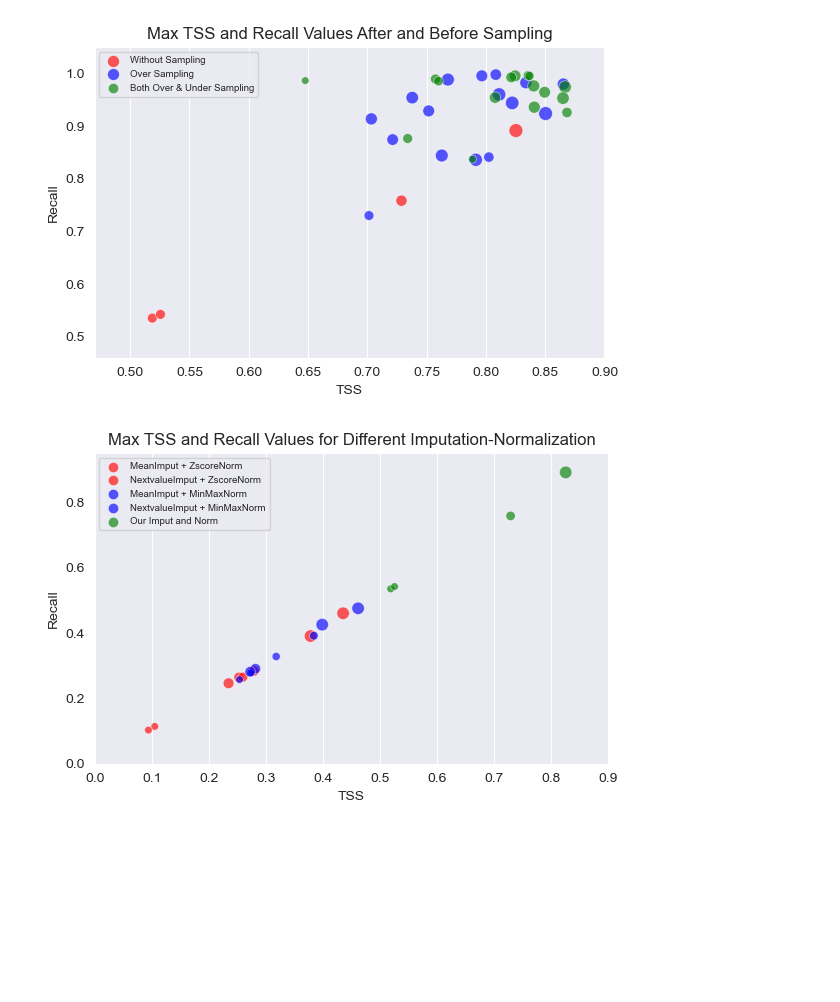
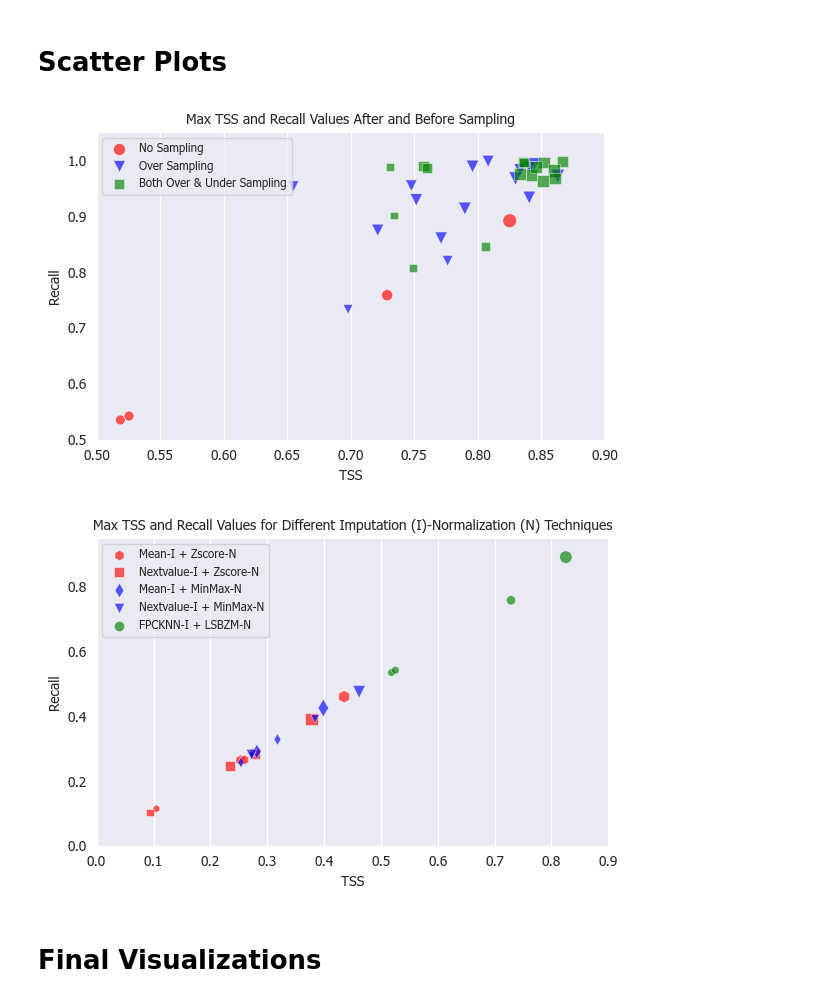
Before and after one commit to samresume/FlarePredict-DataPrep-Sampling-SWANSF, a Jupyter notebook: 11_1_Final_Comparison_and_Visualizations.ipynb, the cells around one changed output. Cells and saved outputs as stored; diff of their text form; code cells hidden in the pictures; blank space fills up the shorter version.

```diff
--- a/11_1_Final_Comparison_and_Visualizations.ipynb
+++ b/11_1_Final_Comparison_and_Visualizations.ipynb
@@ -2,12 +2,14 @@
 import pickle
 import numpy as np
 import pandas as pd
+import seaborn as sns
+sns.set_style("darkgrid")
 # %%
 import pickle
 import numpy as np
 
 data_dir = "/Users/samskanderi/Documents/Research_Project/SWANSF/code/results/"
-model_name = ['SVM', 'MLPClassifier', 'KNN', 'RandomForest']
+model_name = ['KNN', 'SVM', 'RandomForest', 'MLPClassifier']
 ousampling_name = ['Without Sampling', 'Smote', 'Adasyn', 'GNI', 'TimeGAN', 'RusTomekSmote', 'RusTomekAdasyn', 'RusTomekGNI', 'RusTomekTimeGAN']
 
 
@@ -141,7 +146,9 @@ font = {'family': 'Tahoma', 'weight': 'normal', 'size': 10}
 plt.rc('font', **font)
 
 tss_values_mean = [np.mean(values[i, :]) for i in range(20)]
+tss_values_std = [np.std(values[i, :]) for i in range(20)]
 tss_values_max = [np.max(values[i, :]) for i in range(20)]
+
 
 labels = names
 
@@ -165,7 +172,7 @@ bars += plt.barh(labels[19:20], tss_values_max[19:20], color=colors[7], alpha =
 for bar in bars:
     width = bar.get_width()
     label_x_pos = width + 0.01
-    plt.text(label_x_pos, bar.get_y() + bar.get_height() / 2, f'{width:.2f}', va='center')
+    plt.text(label_x_pos, bar.get_y() + bar.get_height() / 2, f'{width:.3f}', va='center')
 
 
     # Create bars with specific colors
@@ -181,17 +188,17 @@ bars += plt.barh(labels[19:20], tss_values_mean[19:20], color=colors[7])
 # Add TSS values on top of each bar
 for bar in bars:
     width = bar.get_width()
-    label_x_pos = width - 0.04
-    plt.text(label_x_pos, bar.get_y() + bar.get_height() / 2, f'{width:.2f}', va='center', color = 'white')
+    label_x_pos = width - 0.06
+    plt.text(label_x_pos, bar.get_y() + bar.get_height() / 2, f'{width:.3f}', va='center', color = 'white')
 
 
 
 # Set labels and titlez
 plt.xlabel('TSS Value')
 plt.ylabel('Different Imputation-Normalizatio')
-plt.title('Mean and Max TSS Values for Different Imputation-Normalization Techniques')
+plt.title('Mean and Max TSS Values for Different Imputation (I)-Normalization (N) Techniques', fontsize=10)
 
-ax.set_xlim(.0, .88)  # Adjust the x-axis limit
+ax.set_xlim(.0, .92)  # Adjust the x-axis limit
 
 plt.tight_layout()
 plt.savefig('approach1_preprocessing.pdf')
@@ -203,3 +431,5 @@ plt.show()
+# %% [markdown]
+# Scatter Plots
 # %%
 import pickle
 import numpy as np
@@ -238,6 +468,9 @@ import seaborn as sns
 import matplotlib.pyplot as plt
 import pandas as pd
 sns.set_style("darkgrid")
+
+font = {'family': 'Tahoma', 'weight': 'normal', 'size': 10}
+plt.rc('font', **font)
 
 values = {
     'X' : tss_values_max,
@@ -246,47 +479,47 @@ values = {
 
     'Z': tss_values_mean,
 
-    'Class' : ['Without Sampling', 'Over Sampling', 'Over Sampling', 'Over Sampling', 'Over Sampling', 'Both Over & Under Sampling', 'Both Over & Under Sampling', 'Both Over & Under Sampling', 'Both Over & Under Sampling',
-              'Without Sampling', 'Over Sampling', 'Over Sampling', 'Over Sampling', 'Over Sampling', 'Both Over & Under Sampling', 'Both Over & Under Sampling', 'Both Over & Under Sampling', 'Both Over & Under Sampling',
-              'Without Sampling', 'Over Sampling', 'Over Sampling', 'Over Sampling', 'Over Sampling', 'Both Over & Under Sampling', 'Both Over & Under Sampling', 'Both Over & Under Sampling', 'Both Over & Under Sampling',
-              'Without Sampling', 'Over Sampling', 'Over Sampling', 'Over Sampling', 'Over Sampling', 'Both Over & Under Sampling', 'Both Over & Under Sampling', 'Both Over & Under Sampling', 'Both Over & Under Sampling'],
+    'Class' : ['No Sampling', 'Over Sampling', 'Over Sampling', 'Over Sampling', 'Over Sampling', 'Both Over & Under Sampling', 'Both Over & Under Sampling', 'Both Over & Under Sampling', 'Both Over & Under Sampling',
+              'No Sampling', 'Over Sampling', 'Over Sampling', 'Over Sampling', 'Over Sampling', 'Both Over & Under Sampling', 'Both Over & Under Sampling', 'Both Over & Under Sampling', 'Both Over & Under Sampling',
+              'No Sampling', 'Over Sampling', 'Over Sampling', 'Over Sampling', 'Over Sampling', 'Both Over & Under Sampling', 'Both Over & Under Sampling', 'Both Over & Under Sampling', 'Both Over & Under Sampling',
+              'No Sampling', 'Over Sampling', 'Over Sampling', 'Over Sampling', 'Over Sampling', 'Both Over & Under Sampling', 'Both Over & Under Sampling', 'Both Over & Under Sampling', 'Both Over & Under Sampling'],
 }
 
 
 df = pd.DataFrame(values)
 
 # Create a beautiful violin plot with Seaborn
 plt.figure(figsize=(6, 4))
 
-sns.scatterplot(data=df[df['Class'] == 'Without Sampling'], x='X', y='Y', label='Without Sampling', marker='o', color = 'red', size='Z', sizes=(50,100),legend=False, alpha=0.65)
+sns.scatterplot(data=df[df['Class'] == 'No Sampling'], x='X', y='Y', label='No Sampling', marker='o', color = 'red', size='Z', sizes=(50,100),legend=False, alpha=0.65)
 
 # Plot Class B in red with squares
-sns.scatterplot(data=df[df['Class'] == 'Over Sampling'], x='X', y='Y', label='Over Sampling', marker='o', color = 'blue', size='Z', sizes=(50,100),legend=False, alpha=0.65)
+sns.scatterplot(data=df[df['Class'] == 'Over Sampling'], x='X', y='Y', label='Over Sampling', marker='v', color = 'blue', size='Z', sizes=(50,100),legend=False, alpha=0.65)
 
 # Plot Class C in green with triangles
-sns.scatterplot(data=df[df['Class'] == 'Both Over & Under Sampling'], x='X', y='Y', label='Both Over & Under Sampling', marker='o', color = 'green', size='Z', sizes=(30,80),legend=False, alpha=0.65)
+sns.scatterplot(data=df[df['Class'] == 'Both Over & Under Sampling'], x='X', y='Y', label='Both Over & Under Sampling', marker='s', color = 'green', size='Z', sizes=(30,80),legend=False, alpha=0.65)
 
 
 # Customize the plot
-plt.title("Max TSS and Recall Values After and Before Sampling")
+plt.title("Max TSS and Recall Values After and Before Sampling", fontsize=10)
 plt.xlabel("TSS")
 plt.ylabel("Recall")
 
 ax = plt.gca()
-ax.set_xlim(.47, .9)  # Set the x-axis limits from 2 to 7
-ax.set_ylim(.46, 1.05)  # Set the y-axis limits from 3 to 8
+ax.set_xlim(.5, .9)  # Set the x-axis limits from 2 to 7
+ax.set_ylim(.5, 1.05)  # Set the y-axis limits from 3 to 8
 plt.grid(axis="y")
 
 # Show the plot
-plt.legend(fontsize='x-small')
+plt.legend(fontsize='small')
 
 plt.tight_layout()
 plt.savefig('approach1_sampling_tssrecall.pdf')
 
 
 plt.show()
 # %% [output]
-[figure, old version]
+[figure, new version]
 # %%
 import pickle
 import numpy as np
@@ -323,7 +556,8 @@ import matplotlib.pyplot as plt
 import pandas as pd
 sns.set_style("darkgrid")
 
-
+font = {'family': 'Tahoma', 'weight': 'normal', 'size': 10}
+plt.rc('font', **font)
 
 values = {
     'X' : tss_values_max,
@@ -332,10 +566,10 @@ values = {
 
     'Z': tss_values_mean,
 
-    'Class' : ['MeanImput + ZscoreNorm', 'MeanImput + MinMaxNorm', 'NextvalueImput + ZscoreNorm', 'NextvalueImput + MinMaxNorm', 'Our Imput and Norm',
-              'MeanImput + ZscoreNorm', 'MeanImput + MinMaxNorm', 'NextvalueImput + ZscoreNorm', 'NextvalueImput + MinMaxNorm', 'Our Imput and Norm',
-              'MeanImput + ZscoreNorm', 'MeanImput + MinMaxNorm', 'NextvalueImput + ZscoreNorm', 'NextvalueImput + MinMaxNorm', 'Our Imput and Norm',
-              'MeanImput + ZscoreNorm', 'MeanImput + MinMaxNorm', 'NextvalueImput + ZscoreNorm', 'NextvalueImput + MinMaxNorm', 'Our Imput and Norm',],
+    'Class' : ['Mean-I + Zscore-N', 'Mean-I + MinMax-N', 'Nextvalue-I + Zscore-N', 'Nextvalue-I + MinMax-N', 'FPCKNN-I + LSBZM-N',
+              'Mean-I + Zscore-N', 'Mean-I + MinMax-N', 'Nextvalue-I + Zscore-N', 'Nextvalue-I + MinMax-N', 'FPCKNN-I + LSBZM-N',
+              'Mean-I + Zscore-N', 'Mean-I + MinMax-N', 'Nextvalue-I + Zscore-N', 'Nextvalue-I + MinMax-N', 'FPCKNN-I + LSBZM-N',
+              'Mean-I + Zscore-N', 'Mean-I + MinMax-N', 'Nextvalue-I + Zscore-N', 'Nextvalue-I + MinMax-N', 'FPCKNN-I + LSBZM-N',],
 }
 
 
@@ -344,23 +578,23 @@ df = pd.DataFrame(values)
 # Create a beautiful violin plot with Seaborn
 plt.figure(figsize=(6, 4))
 
-sns.scatterplot(data=df[df['Class'] == 'MeanImput + ZscoreNorm'], x='X', y='Y', label='MeanImput + ZscoreNorm', marker='o', color = 'red', size='Z', sizes=(30,80),legend=False, alpha=0.65)
+sns.scatterplot(data=df[df['Class'] == 'Mean-I + Zscore-N'], x='X', y='Y', label='Mean-I + Zscore-N', marker='h', color = 'red', size='Z', sizes=(30,80),legend=False, alpha=0.65)
 
 # Plot Class B in red with squares
-sns.scatterplot(data=df[df['Class'] == 'NextvalueImput + ZscoreNorm'], x='X', y='Y', label='NextvalueImput + ZscoreNorm', marker='o', color = 'red', size='Z', sizes=(30,80),legend=False, alpha=0.65)
+sns.scatterplot(data=df[df['Class'] == 'Nextvalue-I + Zscore-N'], x='X', y='Y', label='Nextvalue-I + Zscore-N', marker='s', color = 'red', size='Z', sizes=(30,80),legend=False, alpha=0.65)
 
 # Plot Class B in red with squares
-sns.scatterplot(data=df[df['Class'] == 'MeanImput + MinMaxNorm'], x='X', y='Y', label='MeanImput + MinMaxNorm', marker='o', color = 'blue', size='Z', sizes=(30,80),legend=False, alpha=0.65)
+sns.scatterplot(data=df[df['Class'] == 'Mean-I + MinMax-N'], x='X', y='Y', label='Mean-I + MinMax-N', marker='d', color = 'blue', size='Z', sizes=(30,80),legend=False, alpha=0.65)
 
 # Plot Class C in green with triangles
-sns.scatterplot(data=df[df['Class'] == 'NextvalueImput + MinMaxNorm'], x='X', y='Y', label='NextvalueImput + MinMaxNorm', marker='o', color = 'blue', size='Z', sizes=(30,80),legend=False, alpha=0.65)
+sns.scatterplot(data=df[df['Class'] == 'Nextvalue-I + MinMax-N'], x='X', y='Y', label='Nextvalue-I + MinMax-N', marker='v', color = 'blue', size='Z', sizes=(30,80),legend=False, alpha=0.65)
 
 # Plot Class C in green with triangles
-sns.scatterplot(data=df[df['Class'] == 'Our Imput and Norm'], x='X', y='Y', label='Our Imput and Norm', marker='o', color = 'green', size='Z', sizes=(30,80),legend=False, alpha=0.65)
+sns.scatterplot(data=df[df['Class'] == 'FPCKNN-I + LSBZM-N'], x='X', y='Y', label='FPCKNN-I + LSBZM-N', marker='o', color = 'green', size='Z', sizes=(30,80),legend=False, alpha=0.65)
 
 
 # Customize the plot
-plt.title("Max TSS and Recall Values for Different Imputation-Normalization")
+plt.title("Max TSS and Recall Values for Different Imputation (I)-Normalization (N) Techniques", fontsize=10)
 plt.xlabel("TSS")
 plt.ylabel("Recall")
 
@@ -370,7 +604,7 @@ ax.set_ylim(0, .95)  # Set the y-axis limits from 3 to 8
 plt.grid(axis="y")
 
 # Show the plot
-plt.legend(fontsize='x-small', loc='upper left')
+plt.legend(fontsize='small', loc='upper left')
 
 plt.tight_layout()
 plt.savefig('approach1_preprocessing_tssrecall.pdf')
@@ -378,4 +612,6 @@ plt.savefig('approach1_preprocessing_tssrecall.pdf')
 
 plt.show()
 # %% [output]
-[figure, old version]
+[figure, new version]
+# %% [markdown]
+# Final Visualizations
```
Also changed, not shown: parts of 12 cells of this notebook, 13 other files.
